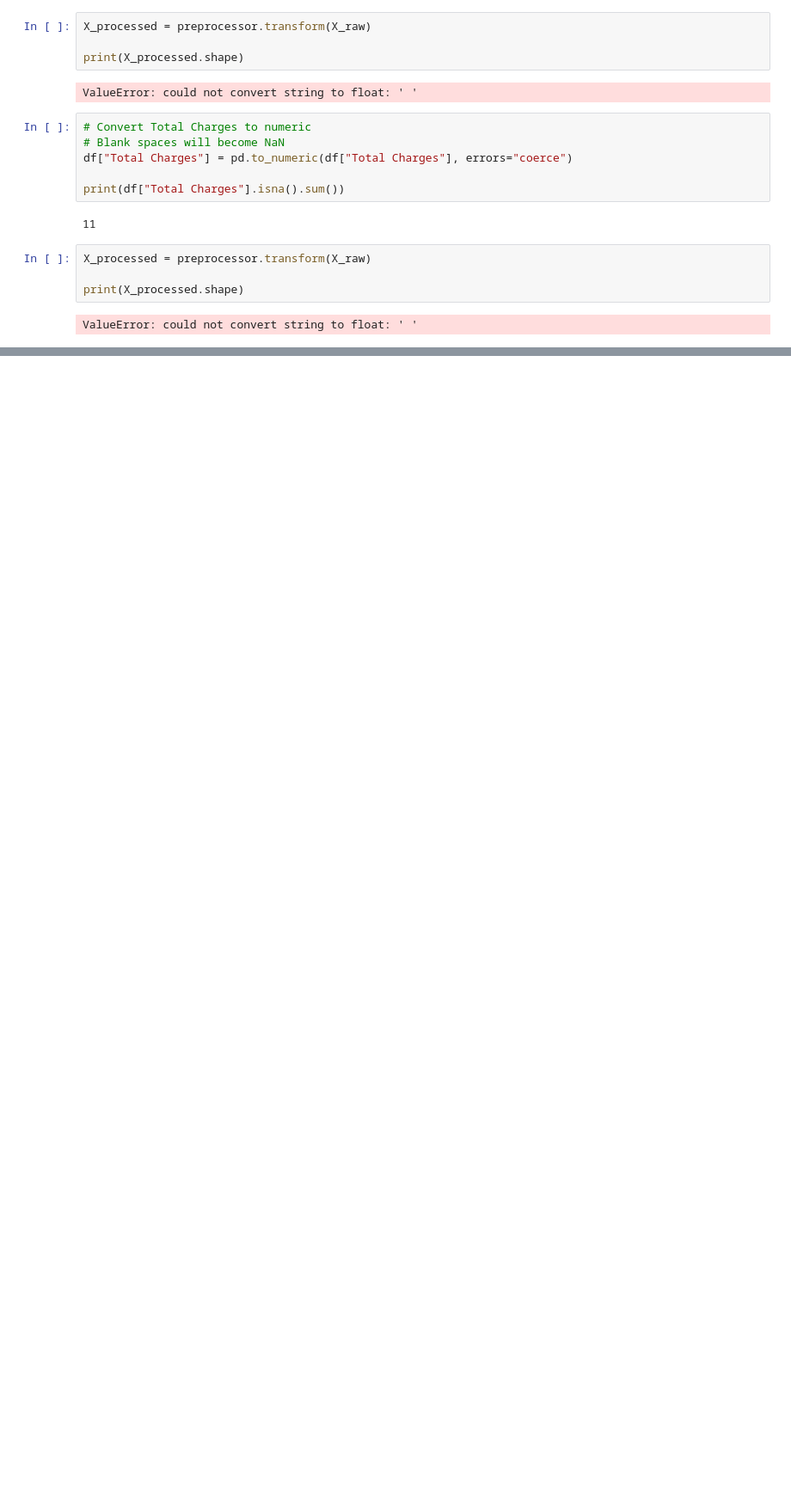
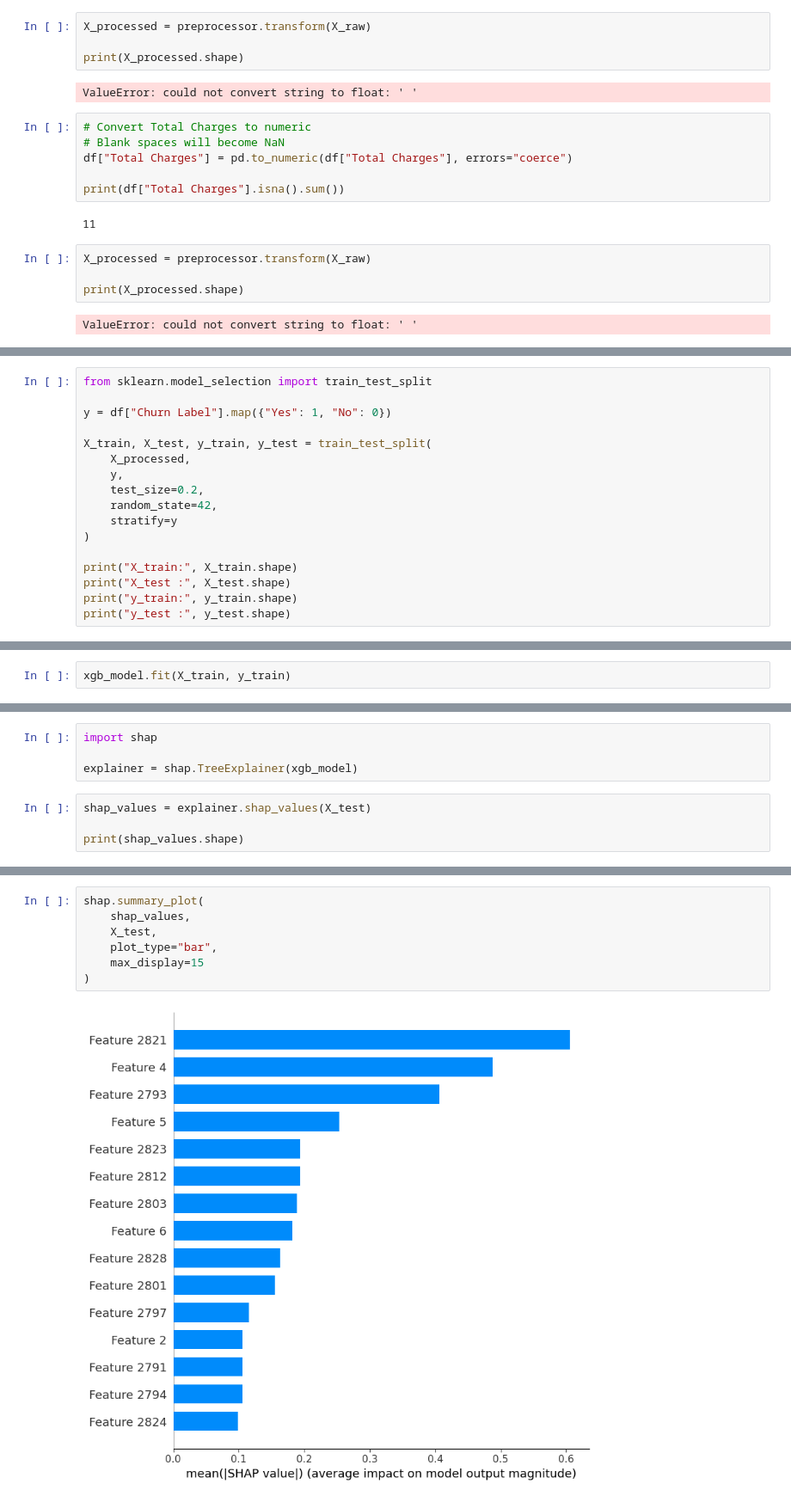
Before and after one commit to RATHICK2951/Data-Analytics---Batch10-, a Jupyter notebook: Notebook/SHAP.ipynb, the cells around one changed output, grey strips where cells are left out. Shown at 86% size. Drawn from its saved outputs; the diff is of its cells as text; blank space fills up the shorter version.

Commit message:
Completed the SHAP Notebook with all the necessary visualizations and insights given as markdowns

```diff
--- a/Notebook/SHAP.ipynb
+++ b/Notebook/SHAP.ipynb
@@ -147,0 +224,17 @@ ValueError: could not convert string to float: ' '
+# %%
+from sklearn.model_selection import train_test_split
+
+y = df["Churn Label"].map({"Yes": 1, "No": 0})
+
+X_train, X_test, y_train, y_test = train_test_split(
+    X_processed,
+    y,
+    test_size=0.2,
+    random_state=42,
+    stratify=y
+)
+
+print("X_train:", X_train.shape)
+print("X_test :", X_test.shape)
+print("y_train:", y_train.shape)
+print("y_test :", y_test.shape)
@@ -147,0 +246,2 @@ ValueError: could not convert string to float: ' '
+# %%
+xgb_model.fit(X_train, y_train)
@@ -147,0 +261,8 @@ ValueError: could not convert string to float: ' '
+# %%
+import shap
+
+explainer = shap.TreeExplainer(xgb_model)
+# %%
+shap_values = explainer.shap_values(X_test)
+
+print(shap_values.shape)
@@ -147,0 +271,9 @@ ValueError: could not convert string to float: ' '
+# %%
+shap.summary_plot(
+    shap_values,
+    X_test,
+    plot_type="bar",
+    max_display=15
+)
+# %% [output]
+[figure, added]
```
Also changed, not shown: parts of 33 cells of this notebook.
